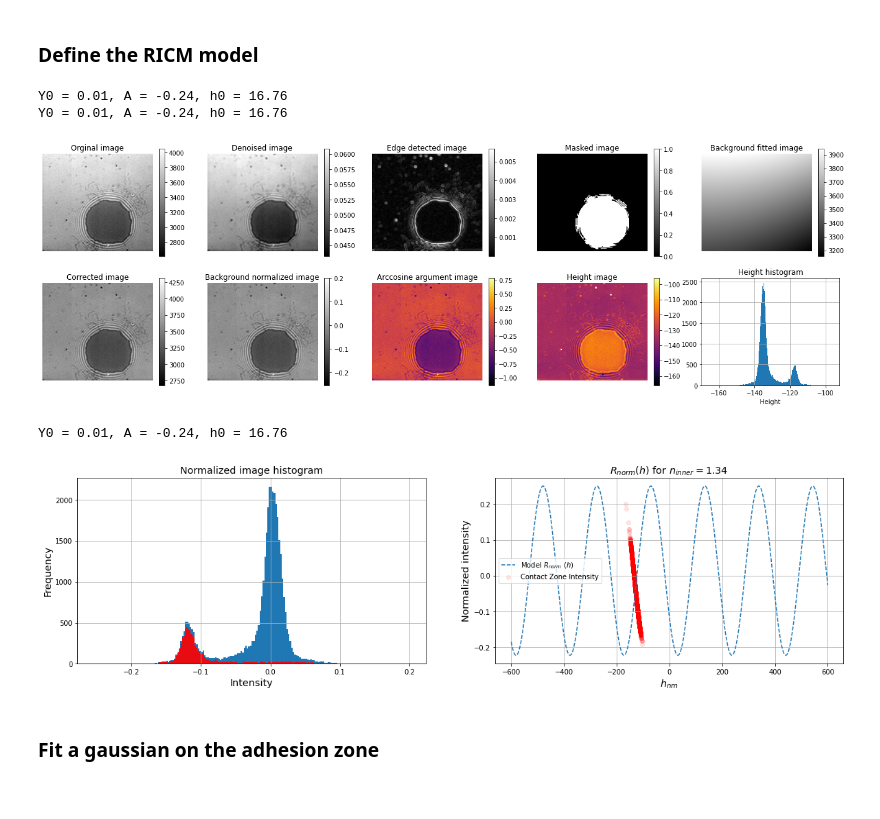
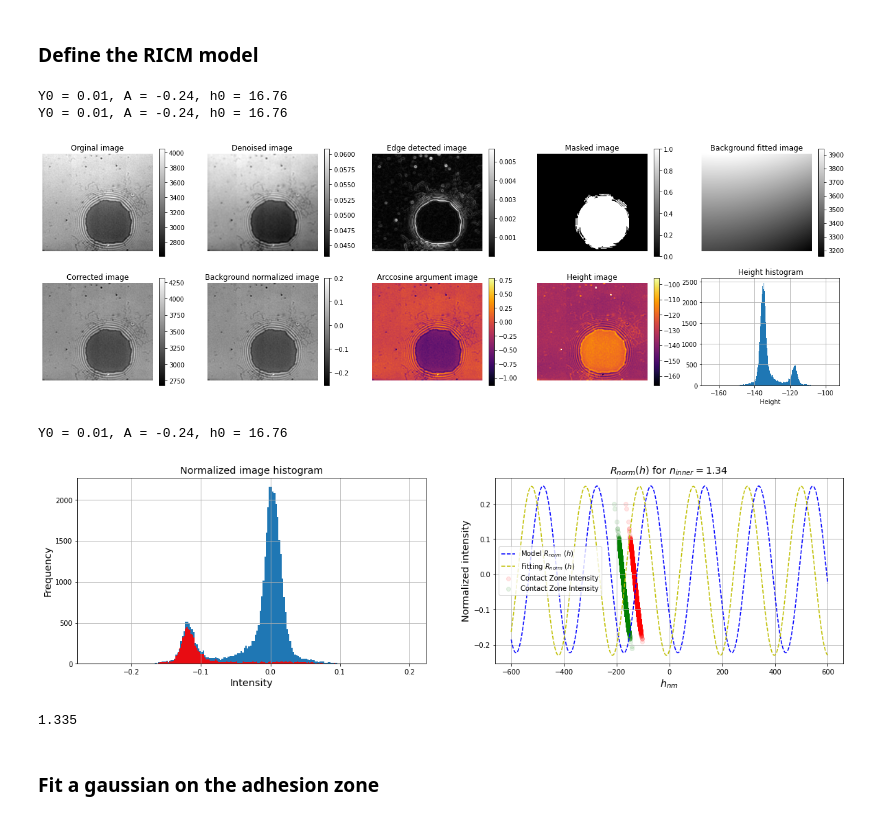
Before and after one commit to ahmed344/Membrane-Topography, a Jupyter notebook: Height_map_Ecad.ipynb, the cells around one changed output. Drawn from its saved outputs; the diff is of its cells as text; code cells hidden in the pictures.

```diff
--- a/Height_map_Ecad.ipynb
+++ b/Height_map_Ecad.ipynb
@@ -71,6 +71,10 @@ plt.grid();
 # %% [markdown]
 ### Define the RICM model
 # %%
+Y0 = 0.01
+A = -0.24
+h0 = -26.69
+
 # Define the Height range
 h = np.linspace(-600, 600, 600)
 
@@ -81,52 +85,66 @@ ricm = RICM(img, n_inner=1.344, p=1, hole=3)
 ricm.show_summary()
 
 # Define the Normalized intensity, heghiet
-I_norm = ricm.background_normalization()
-Height = ricm.height(h)
+i_norm = ricm.background_normalization()
+height = ricm.height(h)
 mask = ricm.mask()
 
+
+
 # Get the intensity vs height on the contact zone
-I_norm_img = []
+i_norm_img = []
 h_img = []
 for i in range(img.shape[0]):
     for j in range(img.shape[1]):
         if mask[i,j] == 1:     # only the contact zone
-            I_norm_img.append(I_norm[i,j])
-            h_img.append(Height[i,j])
+            i_norm_img.append(i_norm[i,j])
+            h_img.append(height[i,j])
+
 
 # Convert the lists to numpy arrays
-I_norm_img = np.array(I_norm_img)
+i_norm_img = np.array(i_norm_img)
 h_img = np.array(h_img)
+
+#h_img1 = (ricm.l/(4*np.pi*ricm.n_outer))*np.arccos((Y0-i_norm)/A) - (ricm.p*ricm.l)/(2*ricm.n_outer) + h0
+h_img1 = (ricm.l/(4*np.pi*ricm.n_outer))*np.arccos((Y0-i_norm)/A) - (ricm.p*ricm.l)/(2*ricm.n_outer) + h0
+
 
 # Normalized image
 plt.figure(figsize=(20,5))
 
 # The histogram of the normalized image
 plt.subplot(121)
 plt.hist(ricm.background_normalization().ravel(), bins = 200)
-plt.hist(I_norm_img.ravel(), bins = 200, color = 'r', alpha = 0.9)
+plt.hist(i_norm_img.ravel(), bins = 200, color = 'r', alpha = 0.9)
 plt.title('Normalized image histogram', fontsize='x-large')
 plt.xlabel('Intensity', fontsize='x-large')
 plt.ylabel('Frequency', fontsize='x-large')
 plt.grid()
 
 plt.subplot(122)
-plt.plot(h, ricm.R5_norm(h), '--', label = "Model $R_{norm}\ (h)$")
-plt.scatter(h_img, I_norm_img, color = 'r', alpha = 0.1, label = "Contact Zone Intensity")
+plt.plot(h, ricm.R5_norm(h), 'b--', label = "Model $R_{norm}\ (h)$")
+plt.plot(h, ricm.normalized_intensity(h, Y0, A, h0), 'y--', label = "Fitting $R_{norm}\ (h)$")
+plt.scatter(h_img, i_norm_img, color = 'r', alpha = 0.1, label = "Contact Zone Intensity")
+plt.scatter(h_img1, i_norm, color = 'g', alpha = 0.1, label = "Contact Zone Intensity")
+
 plt.title("$R_{norm}(h)$ for $n_{inner} = 1.34$ ", fontsize='x-large')
 plt.xlabel("$h_{nm}$", fontsize='x-large')
 plt.ylabel("Normalized intensity", fontsize='x-large')
 plt.legend()
 plt.grid()
 
 # Show the results
 plt.show()
 # %% [output]
 Y0 = 0.01, A = -0.24, h0 = 16.76
 Y0 = 0.01, A = -0.24, h0 = 16.76
 [figure]
 Y0 = 0.01, A = -0.24, h0 = 16.76
-[figure, old version]
+[figure, new version]
+# %%
+ricm.n_outer
+# %% [output]
+1.335
 # %% [markdown]
 ### Fit a gaussian on the adhesion zone
 # %%
```
Also changed, not shown: parts of 2 cells of this notebook, 1 other file.
